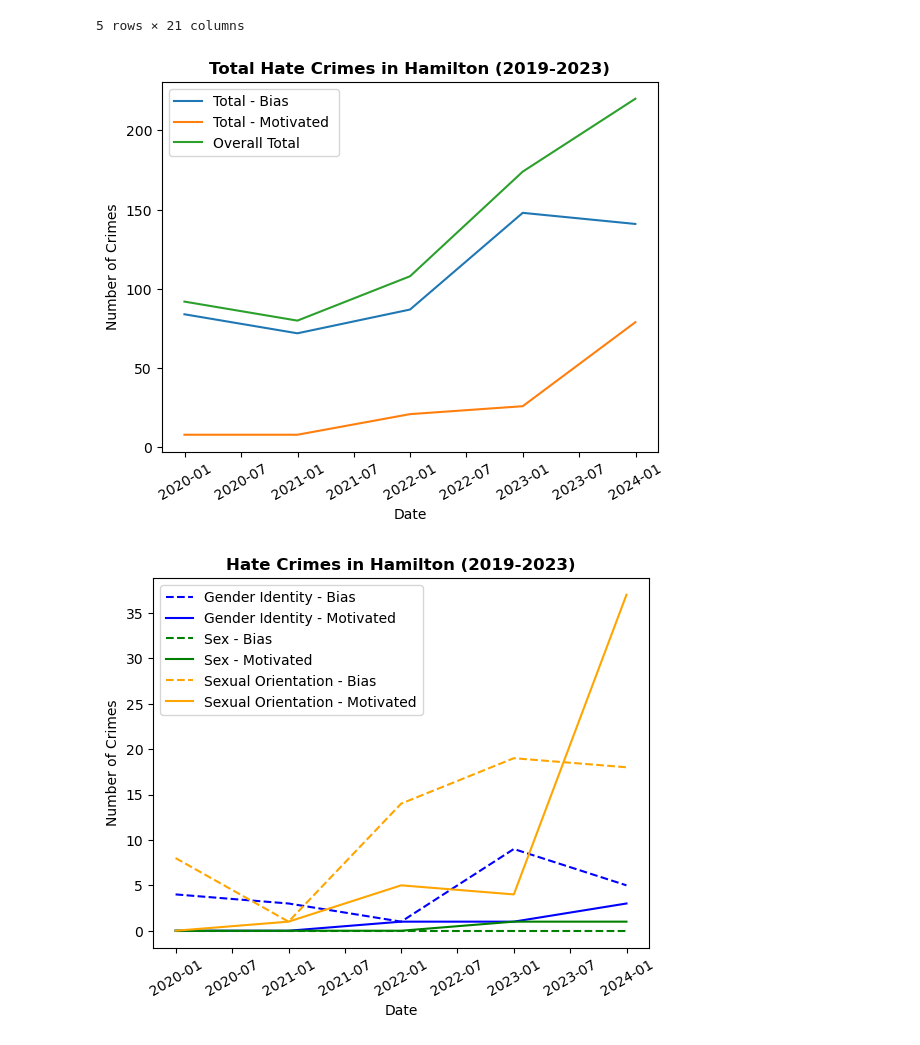
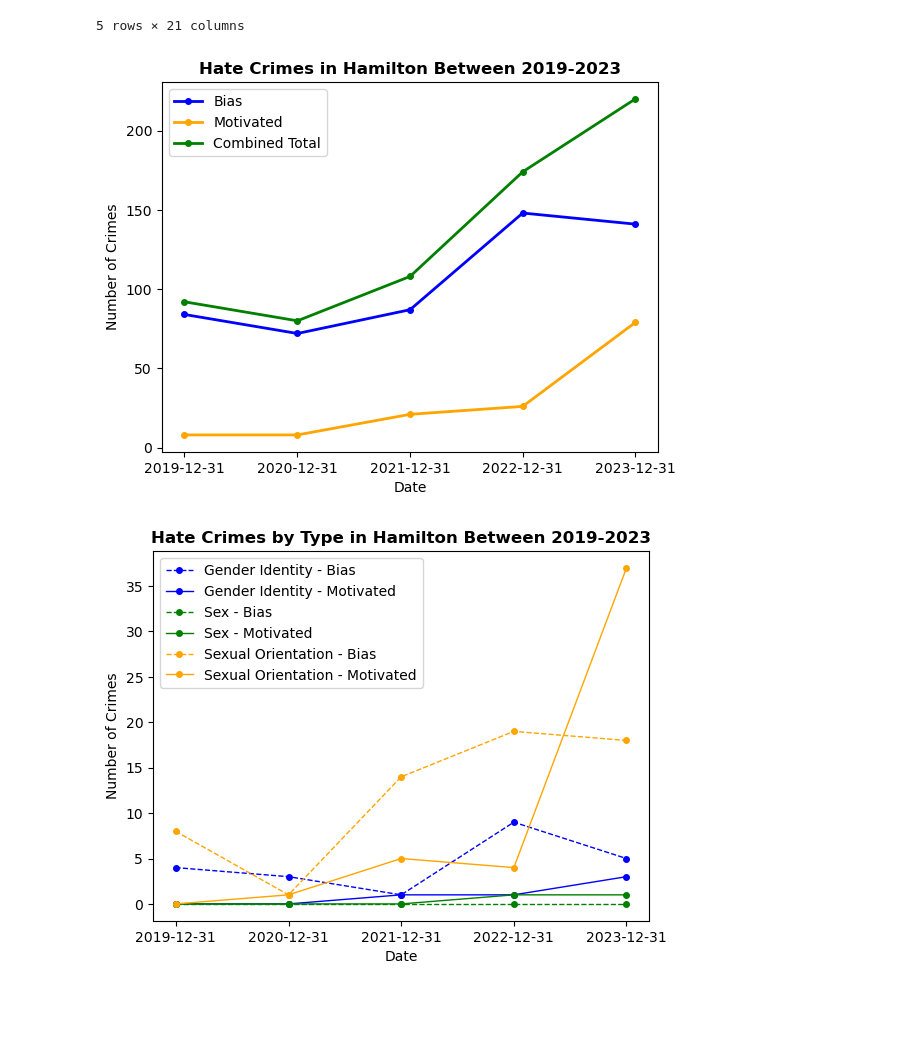
Before and after one commit to keyanap/YWCA-Gender-Based-Safety-Audit, a Jupyter notebook: Hate_Crimes_HPS_2016-2019.ipynb, the cells around one changed output. Cells and saved outputs as stored; diff of their text form; code cells hidden in the pictures; blank space fills up the shorter version.

```diff
--- a/Hate_Crimes_HPS_2016-2019.ipynb
+++ b/Hate_Crimes_HPS_2016-2019.ipynb
@@ -77,62 +77,68 @@ hate_crimes_df.head()
 5 rows × 21 columns
 # %%
 # Lines for the plot
-plt.plot(hate_crimes_df.index, hate_crimes_df['Total - Bias'])
-plt.plot(hate_crimes_df.index, hate_crimes_df['Total - Motivated '])
-plt.plot(hate_crimes_df.index, hate_crimes_df['Overall Total'])
+plt.plot(hate_crimes_df.index, hate_crimes_df['Total - Bias'], color='blue',
+        linewidth=2, marker='o', markersize=4, label='Bias')
+plt.plot(hate_crimes_df.index, hate_crimes_df['Total - Motivated '], color='orange',
+        linewidth=2, marker='o', markersize=4, label='Motivated')
+plt.plot(hate_crimes_df.index, hate_crimes_df['Overall Total'], color='green',
+        linewidth=2, marker='o', markersize=4, label='Combined Total')
 
 # Title of the plot
-plt.title('Total Hate Crimes in Hamilton (2019-2023)')
-# Bold title
-plt.title('Total Hate Crimes in Hamilton (2019-2023)', fontweight='bold')
+plt.title('Hate Crimes in Hamilton Between 2019-2023', fontweight='bold')
 
 # Labels for the x and y axis
 plt.xlabel('Date')
 plt.ylabel('Number of Crimes')
 
 # Place x ticks
-plt.xticks(rotation=30, fontsize=10)
+ticks = ['2019-12-31', '2020-12-31', '2021-12-31', '2022-12-31', '2023-12-31']
+plt.xticks(ticks)
 
 # Legend
-plt.legend(['Total - Bias', 'Total - Motivated ', 'Overall Total'])
+plt.legend()
+
+# Save the plot
+plt.savefig('Images/Hate Crimes in Hamilton Between 2019-2023.png', bbox_inches='tight')
 
 # Plot the data
 plt.show()
-
-# Save the plot
-#plt.savefig(f"Images/Hate_Crimes_Hamilton_2019-2023.png")
 # %% [output]
-[figure, old version]
+[figure, new version]
 # %%
 # Lines for the plot
-plt.plot(hate_crimes_df.index, hate_crimes_df['Gender Identity - Bias'], linestyle='dashed', color='blue')
-plt.plot(hate_crimes_df.index, hate_crimes_df['Gender Identity - Motivated '], color='blue')
-plt.plot(hate_crimes_df.index, hate_crimes_df['Sex - Bias'], linestyle='dashed', color='green')
-plt.plot(hate_crimes_df.index, hate_crimes_df['Sex - Motivated'], color='green')
-plt.plot(hate_crimes_df.index, hate_crimes_df['Sexual Orientation - Bias '], linestyle='dashed', color='orange')
-plt.plot(hate_crimes_df.index, hate_crimes_df['Sexual Orientation - Motivated'], color='orange')
+plt.plot(hate_crimes_df.index, hate_crimes_df['Gender Identity - Bias'], linestyle='dashed', color='blue',
+        linewidth=1, marker='o', markersize=4, label='Gender Identity - Bias')
+plt.plot(hate_crimes_df.index, hate_crimes_df['Gender Identity - Motivated '], color='blue',
+        linewidth=1, marker='o', markersize=4, label='Gender Identity - Motivated')
+plt.plot(hate_crimes_df.index, hate_crimes_df['Sex - Bias'], linestyle='dashed', color='green',
+        linewidth=1, marker='o', markersize=4, label='Sex - Bias')
+plt.plot(hate_crimes_df.index, hate_crimes_df['Sex - Motivated'], color='green',
+        linewidth=1, marker='o', markersize=4, label='Sex - Motivated')
+plt.plot(hate_crimes_df.index, hate_crimes_df['Sexual Orientation - Bias '], linestyle='dashed', color='orange',
+        linewidth=1, marker='o', markersize=4, label='Sexual Orientation - Bias')
+plt.plot(hate_crimes_df.index, hate_crimes_df['Sexual Orientation - Motivated'], color='orange',
+        linewidth=1, marker='o', markersize=4, label='Sexual Orientation - Motivated')
 
 # Title of the plot
-plt.title('Hate Crimes in Hamilton (2019-2023)')
-# Bold title
-plt.title('Hate Crimes in Hamilton (2019-2023)', fontweight='bold')
+plt.title('Hate Crimes by Type in Hamilton Between 2019-2023', fontweight='bold')
 
 # Labels for the x and y axis
 plt.xlabel('Date')
 plt.ylabel('Number of Crimes')
 
 # Place x ticks
-plt.xticks(rotation=30, fontsize=10)
+ticks = ['2019-12-31', '2020-12-31', '2021-12-31', '2022-12-31', '2023-12-31']
+plt.xticks(ticks)
 
 # Legend
-plt.legend(['Gender Identity - Bias', 'Gender Identity - Motivated ', 'Sex - Bias', 'Sex - Motivated',
-            'Sexual Orientation - Bias ', 'Sexual Orientation - Motivated'])
+plt.legend()
+
+# Save the plot
+plt.savefig('Images/Hate Crimes by Type in Hamilton Between 2019-2023.png', bbox_inches='tight')
 
 # Plot the data
 plt.show()
-
-# Save the plot
-#plt.savefig(f"Images/Hate_Crimes_Hamilton_2019-2023.png")
 # %% [output]
-[figure, old version]
+[figure, new version]
 # %%
```
Also changed, not shown: parts of 1 cell of this notebook, 9 other files.
